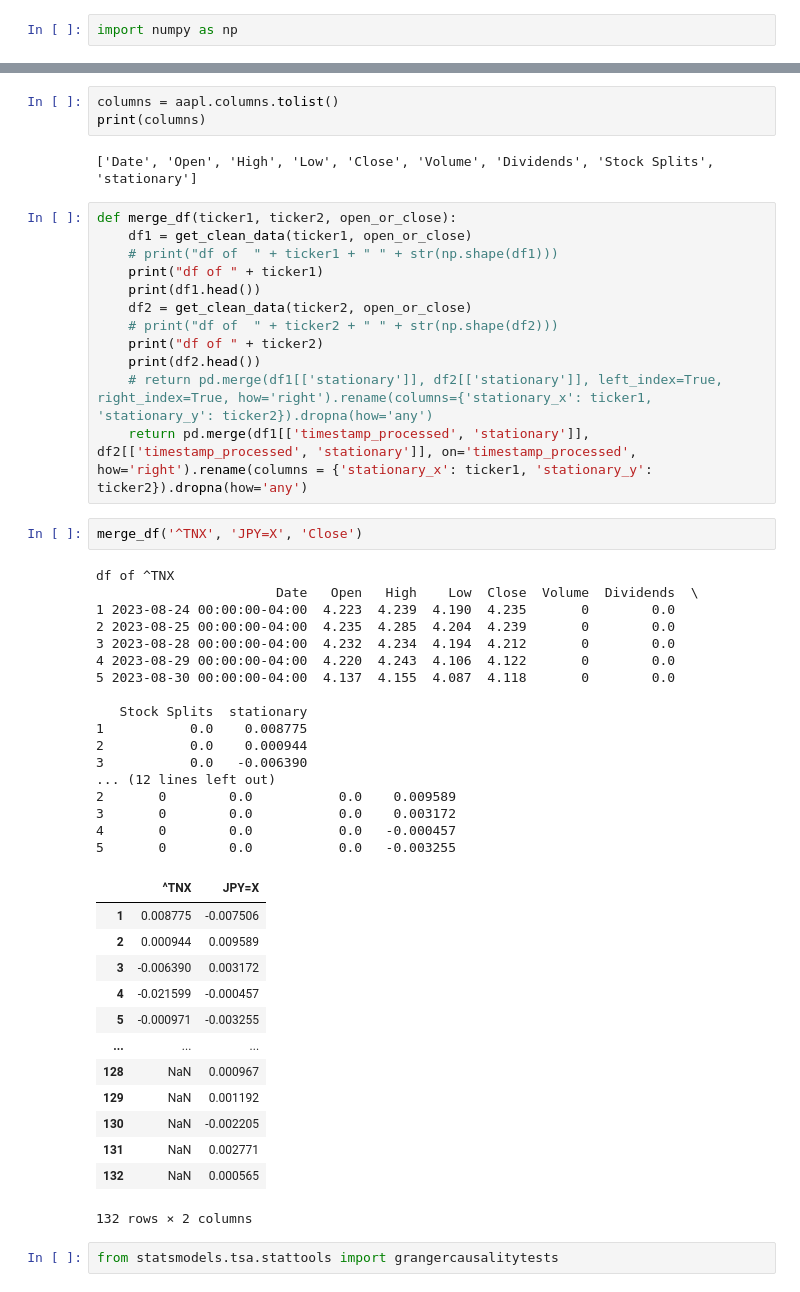
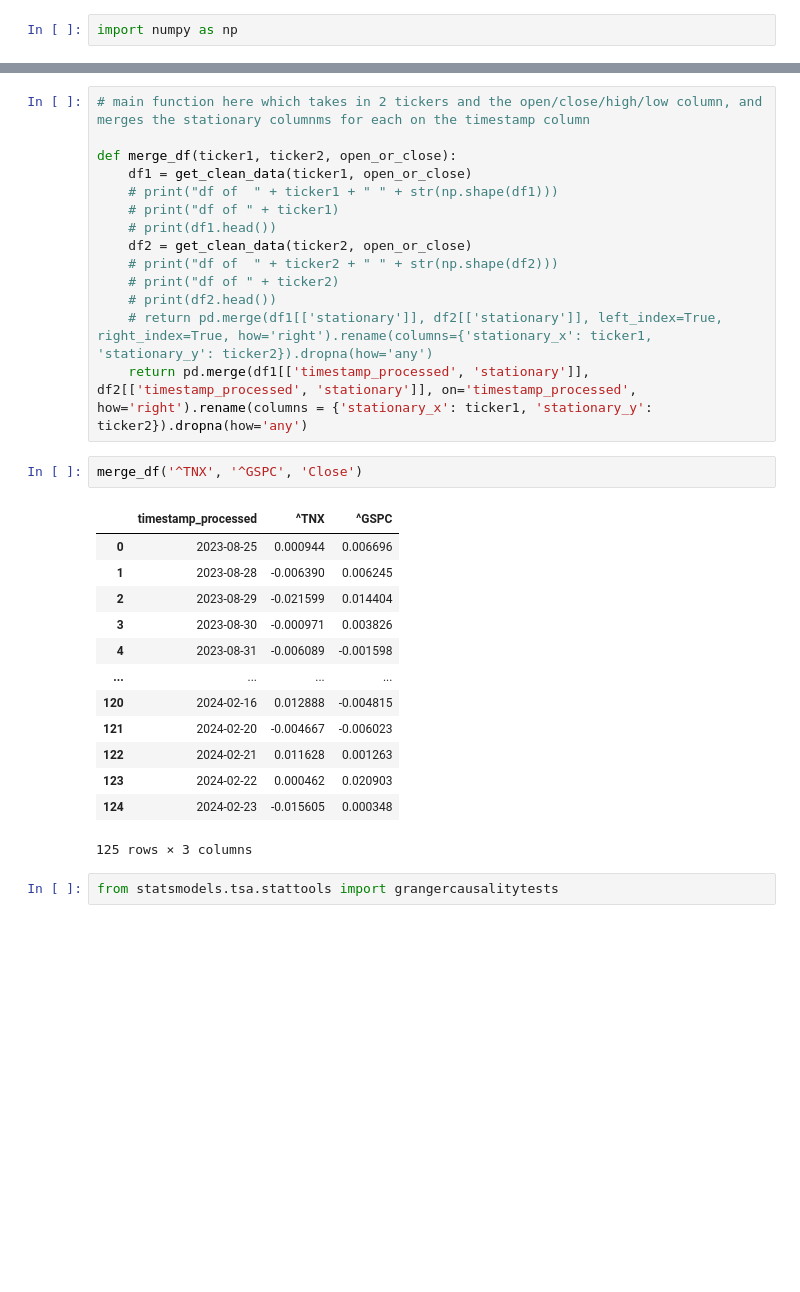
Before and after one commit to abhatia1205/CausalityTests, a Jupyter notebook: yf_trading.ipynb, the cells around one changed output, grey strips where cells are left out. Cells and saved outputs as stored; diff of their text form; blank space fills up the shorter version.

```diff
--- a/yf_trading.ipynb
+++ b/yf_trading.ipynb
@@ -90,53 +86,33 @@ TypeError: strftime() takes exactly 2 positional arguments (1 given)
-# %%
-columns = aapl.columns.tolist()
-print(columns)
-# %% [output]
-['Date', 'Open', 'High', 'Low', 'Close', 'Volume', 'Dividends', 'Stock Splits', 'stationary']
 # %%
+# main function here which takes in 2 tickers and the open/close/high/low column, and merges the stationary columnms for each on the timestamp column
+
 def merge_df(ticker1, ticker2, open_or_close):
     df1 = get_clean_data(ticker1, open_or_close)
     # print("df of  " + ticker1 + " " + str(np.shape(df1)))
-    print("df of " + ticker1)
-    print(df1.head())
+    # print("df of " + ticker1)
+    # print(df1.head())
     df2 = get_clean_data(ticker2, open_or_close)
     # print("df of  " + ticker2 + " " + str(np.shape(df2)))
-    print("df of " + ticker2)
-    print(df2.head())
+    # print("df of " + ticker2)
+    # print(df2.head())
     # return pd.merge(df1[['stationary']], df2[['stationary']], left_index=True, right_index=True, how='right').rename(columns={'stationary_x': ticker1, 'stationary_y': ticker2}).dropna(how='any')
     return pd.merge(df1[['timestamp_processed', 'stationary']], df2[['timestamp_processed', 'stationary']], on='timestamp_processed', how='right').rename(columns = {'stationary_x': ticker1, 'stationary_y': ticker2}).dropna(how='any')
 # %%
-merge_df('^TNX', 'JPY=X', 'Close')
+merge_df('^TNX', '^GSPC', 'Close')
 # %% [output]
+|  | timestamp_processed | ^TNX | ^GSPC |
+| 0 | 2023-08-25 | 0.000944 | 0.006696 |
+| 1 | 2023-08-28 | -0.006390 | 0.006245 |
+| 2 | 2023-08-29 | -0.021599 | 0.014404 |
+| 3 | 2023-08-30 | -0.000971 | 0.003826 |
+| 4 | 2023-08-31 | -0.006089 | -0.001598 |
+| ... | ... | ... | ... |
+| 120 | 2024-02-16 | 0.012888 | -0.004815 |
+| 121 | 2024-02-20 | -0.004667 | -0.006023 |
+| 122 | 2024-02-21 | 0.011628 | 0.001263 |
+| 123 | 2024-02-22 | 0.000462 | 0.020903 |
+| 124 | 2024-02-23 | -0.015605 | 0.000348 |
-df of ^TNX
-                       Date   Open   High    Low  Close  Volume  Dividends  \
-1 2023-08-24 00:00:00-04:00  4.223  4.239  4.190  4.235       0        0.0
-2 2023-08-25 00:00:00-04:00  4.235  4.285  4.204  4.239       0        0.0
-3 2023-08-28 00:00:00-04:00  4.232  4.234  4.194  4.212       0        0.0
-4 2023-08-29 00:00:00-04:00  4.220  4.243  4.106  4.122       0        0.0
-5 2023-08-30 00:00:00-04:00  4.137  4.155  4.087  4.118       0        0.0
-
-   Stock Splits  stationary
-1           0.0    0.008775
-2           0.0    0.000944
-3           0.0   -0.006390
-... (12 lines left out)
-2       0        0.0           0.0    0.009589
-3       0        0.0           0.0    0.003172
-4       0        0.0           0.0   -0.000457
-5       0        0.0           0.0   -0.003255
+125 rows × 3 columns
-|  | ^TNX | JPY=X |
-| 1 | 0.008775 | -0.007506 |
-| 2 | 0.000944 | 0.009589 |
-| 3 | -0.006390 | 0.003172 |
-| 4 | -0.021599 | -0.000457 |
-| 5 | -0.000971 | -0.003255 |
-| ... | ... | ... |
-| 128 | NaN | 0.000967 |
-| 129 | NaN | 0.001192 |
-| 130 | NaN | -0.002205 |
-| 131 | NaN | 0.002771 |
-| 132 | NaN | 0.000565 |
-132 rows × 2 columns
 # %%
 from statsmodels.tsa.stattools import grangercausalitytests
 # %%
```
Also changed, not shown: parts of 12 cells of this notebook.
